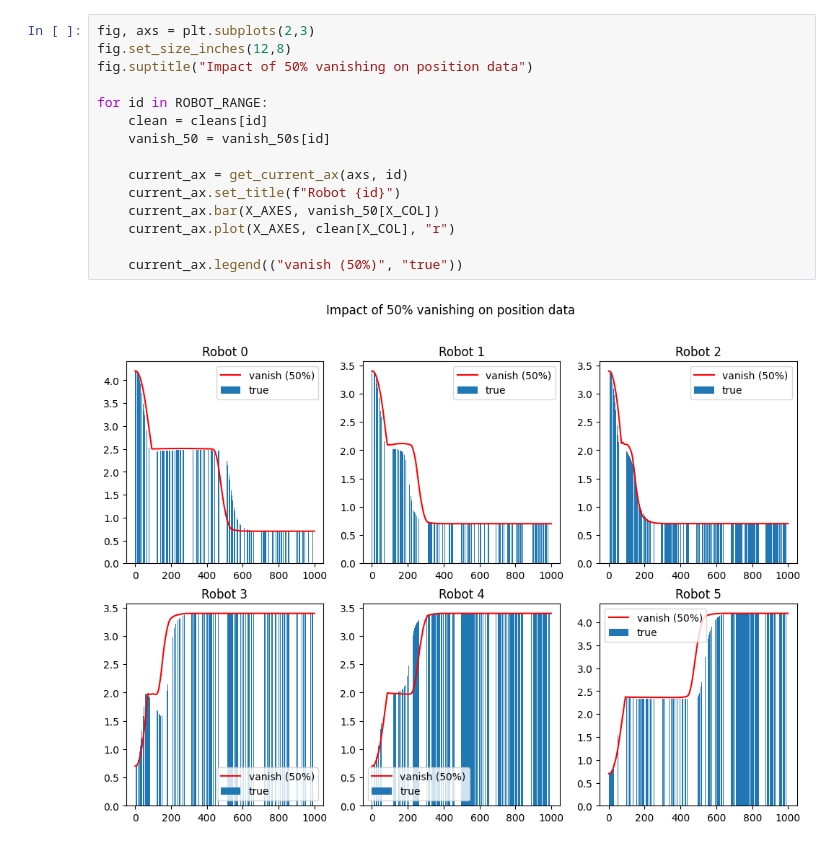
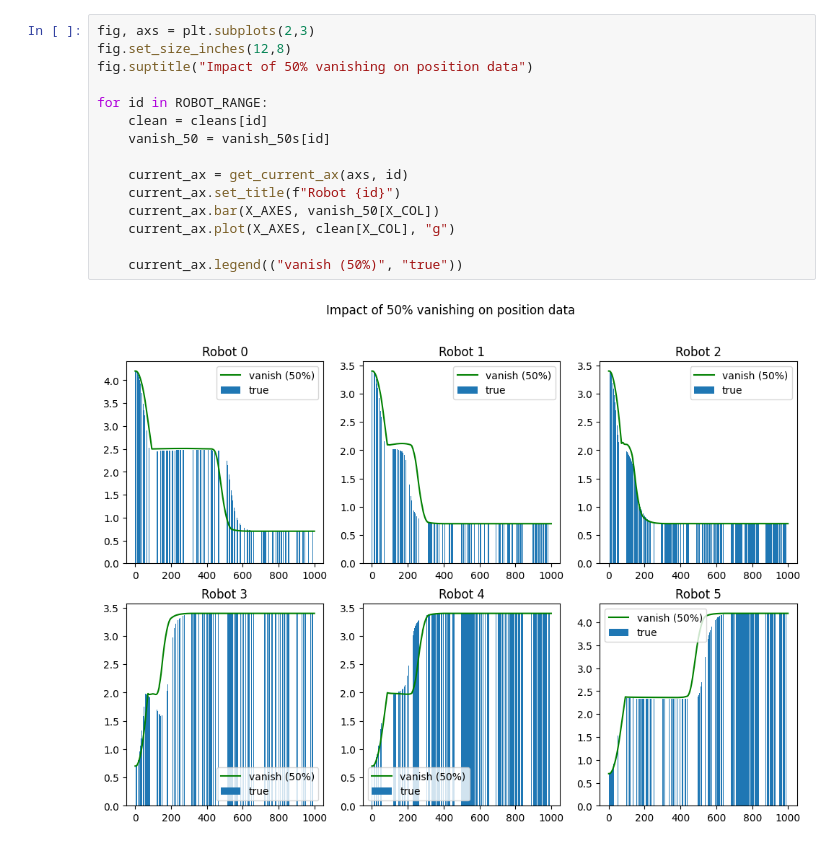
Before and after one commit to First-Order-RoboCup-SSL/Utama-Core, a Jupyter notebook: vision_data/vanishing_results_summary.ipynb, the cells around one changed output. Saved outputs shown, nothing was run; the diff lists cells and outputs as text.

```diff
--- a/vision_data/vanishing_results_summary.ipynb
+++ b/vision_data/vanishing_results_summary.ipynb
@@ -77,17 +80,17 @@ vanish_new.to_csv(OUTPUT, index=False)
 # %%
 fig, axs = plt.subplots(2,3)
 fig.set_size_inches(12,8)
 fig.suptitle("Impact of 50% vanishing on position data")
 
 for id in ROBOT_RANGE:
     clean = cleans[id]
     vanish_50 = vanish_50s[id]
 
     current_ax = get_current_ax(axs, id)
     current_ax.set_title(f"Robot {id}")
     current_ax.bar(X_AXES, vanish_50[X_COL])
-    current_ax.plot(X_AXES, clean[X_COL], "r")
+    current_ax.plot(X_AXES, clean[X_COL], "g")
 
     current_ax.legend(("vanish (50%)", "true"))
 # %% [output]
-[figure, old version]
+[figure, new version]
```
Also changed, not shown: parts of 3 cells of this notebook, 7 other files.
